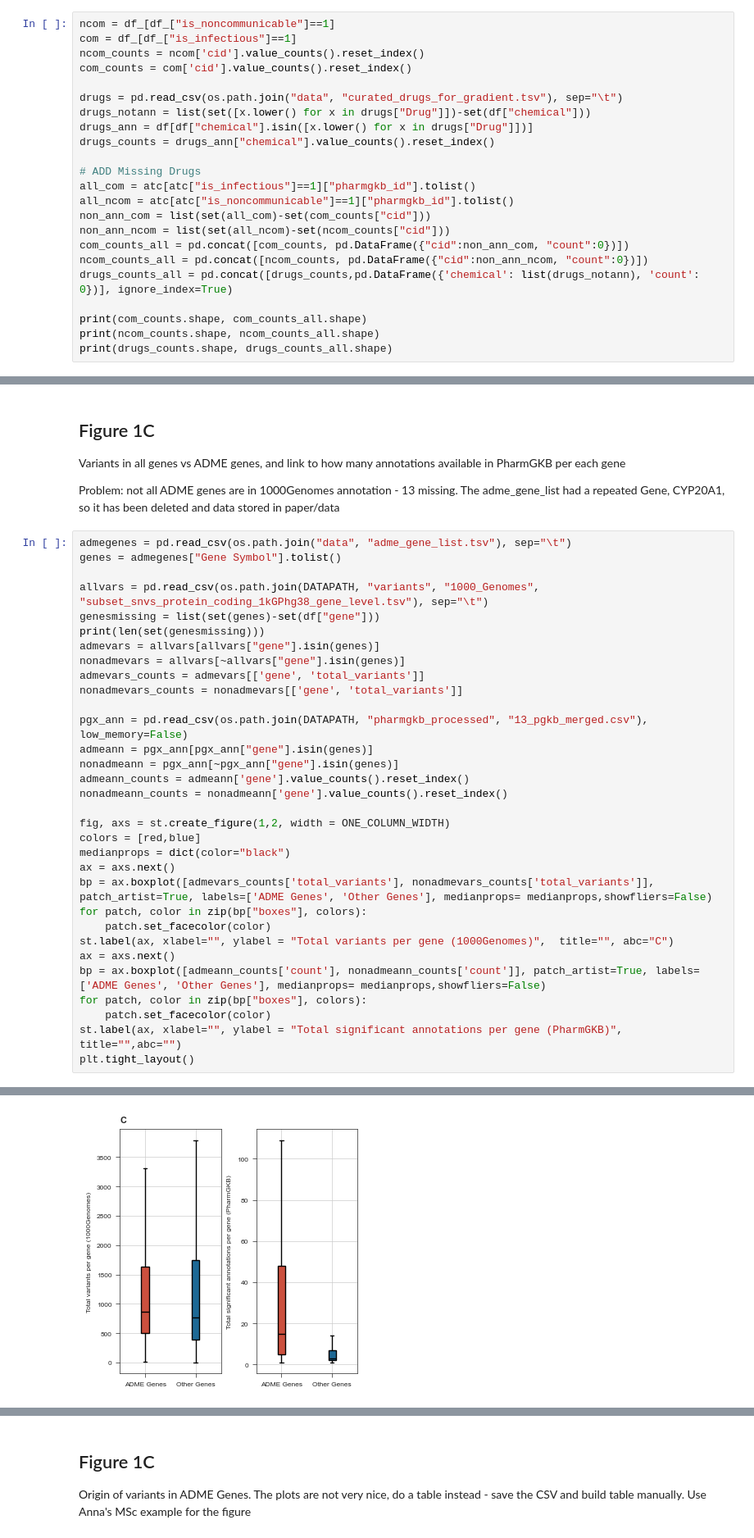
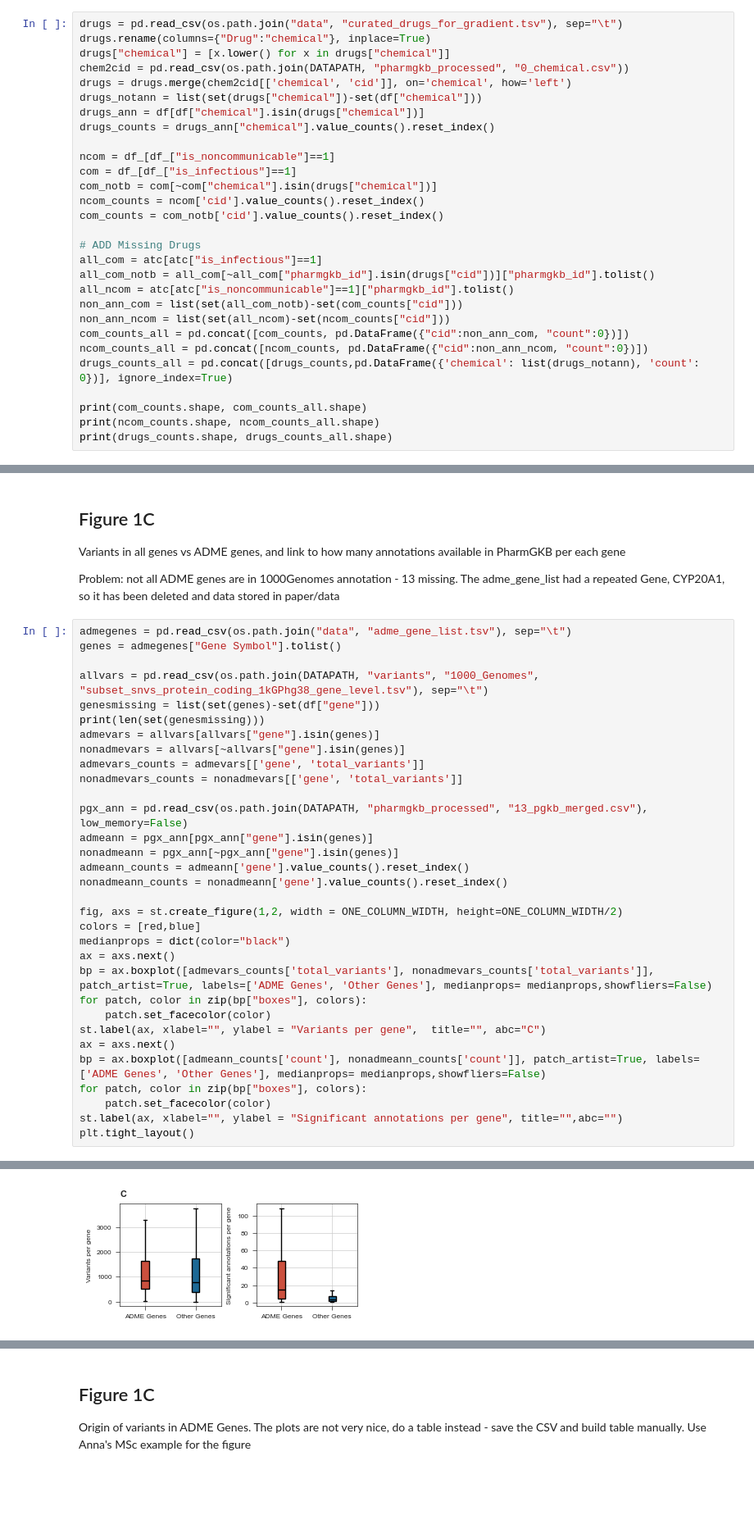
Before and after one commit to ersilia-os/pharmacogx-embeddings, a Jupyter notebook: paper/figure1.ipynb, the cells around one changed output, grey strips where cells are left out. Shown at 82% size. Drawn from its saved outputs; the diff is of its cells as text; blank space fills up the shorter version.

```diff
--- a/paper/figure1.ipynb
+++ b/paper/figure1.ipynb
@@ -64,18 +71,24 @@ print(df.shape, df_.shape)
 # %%
+drugs = pd.read_csv(os.path.join("data", "curated_drugs_for_gradient.tsv"), sep="\t")
+drugs.rename(columns={"Drug":"chemical"}, inplace=True)
+drugs["chemical"] = [x.lower() for x in drugs["chemical"]]
+chem2cid = pd.read_csv(os.path.join(DATAPATH, "pharmgkb_processed", "0_chemical.csv"))
+drugs = drugs.merge(chem2cid[['chemical', 'cid']], on='chemical', how='left')
+drugs_notann = list(set(drugs["chemical"])-set(df["chemical"]))
+drugs_ann = df[df["chemical"].isin(drugs["chemical"])]
+drugs_counts = drugs_ann["chemical"].value_counts().reset_index()
+
 ncom = df_[df_["is_noncommunicable"]==1]
 com = df_[df_["is_infectious"]==1]
+com_notb = com[~com["chemical"].isin(drugs["chemical"])]
 ncom_counts = ncom['cid'].value_counts().reset_index()
-com_counts = com['cid'].value_counts().reset_index()
-
-drugs = pd.read_csv(os.path.join("data", "curated_drugs_for_gradient.tsv"), sep="\t")
-drugs_notann = list(set([x.lower() for x in drugs["Drug"]])-set(df["chemical"]))
-drugs_ann = df[df["chemical"].isin([x.lower() for x in drugs["Drug"]])]
-drugs_counts = drugs_ann["chemical"].value_counts().reset_index()
+com_counts = com_notb['cid'].value_counts().reset_index()
 
 # ADD Missing Drugs
-all_com = atc[atc["is_infectious"]==1]["pharmgkb_id"].tolist()
+all_com = atc[atc["is_infectious"]==1]
+all_com_notb = all_com[~all_com["pharmgkb_id"].isin(drugs["cid"])]["pharmgkb_id"].tolist()
 all_ncom = atc[atc["is_noncommunicable"]==1]["pharmgkb_id"].tolist()
-non_ann_com = list(set(all_com)-set(com_counts["cid"]))
+non_ann_com = list(set(all_com_notb)-set(com_counts["cid"]))
 non_ann_ncom = list(set(all_ncom)-set(ncom_counts["cid"]))
 com_counts_all = pd.concat([com_counts, pd.DataFrame({"cid":non_ann_com, "count":0})])
 ncom_counts_all = pd.concat([ncom_counts, pd.DataFrame({"cid":non_ann_ncom, "count":0})])
@@ -269,18 +290,18 @@ nonadmeann = pgx_ann[~pgx_ann["gene"].isin(genes)]
 admeann_counts = admeann['gene'].value_counts().reset_index()
 nonadmeann_counts = nonadmeann['gene'].value_counts().reset_index()
 
-fig, axs = st.create_figure(1,2, width = ONE_COLUMN_WIDTH)
+fig, axs = st.create_figure(1,2, width = ONE_COLUMN_WIDTH, height=ONE_COLUMN_WIDTH/2)
 colors = [red,blue]
 medianprops = dict(color="black")
 ax = axs.next()
 bp = ax.boxplot([admevars_counts['total_variants'], nonadmevars_counts['total_variants']], patch_artist=True, labels=['ADME Genes', 'Other Genes'], medianprops= medianprops,showfliers=False)
 for patch, color in zip(bp["boxes"], colors):
     patch.set_facecolor(color)
-st.label(ax, xlabel="", ylabel = "Total variants per gene (1000Genomes)",  title="", abc="C")
+st.label(ax, xlabel="", ylabel = "Variants per gene",  title="", abc="C")
 ax = axs.next()
 bp = ax.boxplot([admeann_counts['count'], nonadmeann_counts['count']], patch_artist=True, labels=['ADME Genes', 'Other Genes'], medianprops= medianprops,showfliers=False)
 for patch, color in zip(bp["boxes"], colors):
     patch.set_facecolor(color)
-st.label(ax, xlabel="", ylabel = "Total significant annotations per gene (PharmGKB)", title="",abc="")
+st.label(ax, xlabel="", ylabel = "Significant annotations per gene", title="",abc="")
 plt.tight_layout()
 # %% [output]
@@ -288 +309 @@ plt.tight_layout()
-[figure, old version]
+[figure, new version]
```
Also changed, not shown: parts of 17 cells of this notebook, 1 other file.
